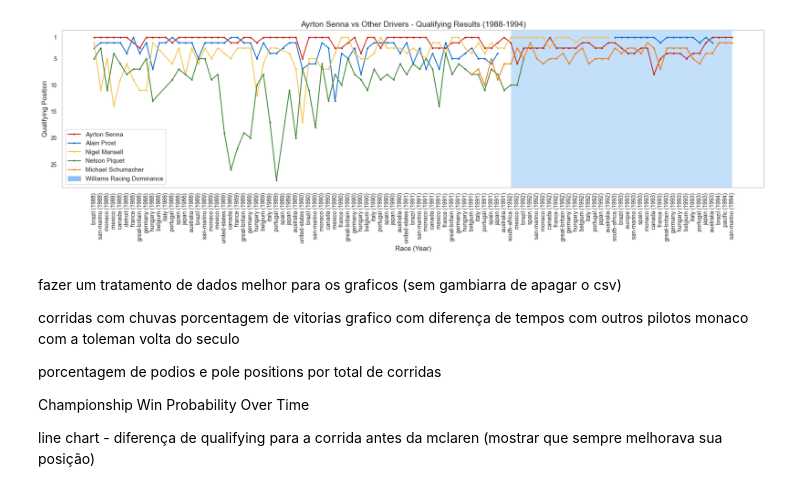
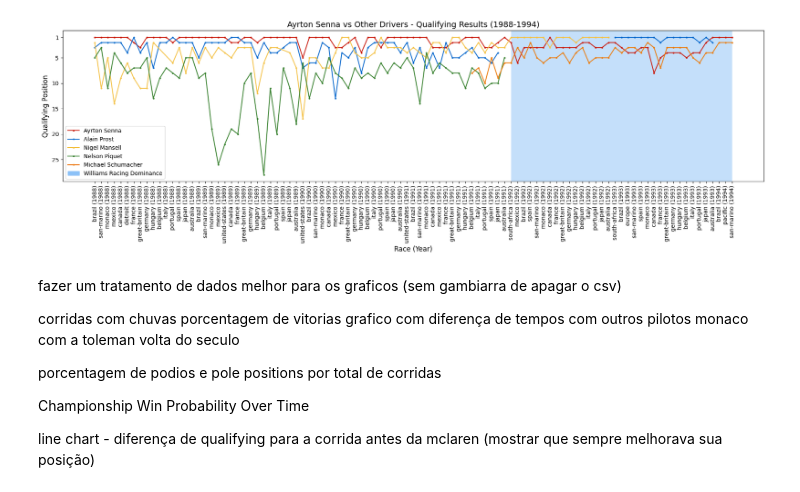
Before and after one commit to thiagodalladea/ayrton-senna-dv, a Jupyter notebook: nb.ipynb, the cells around one changed output. Cells and saved outputs as stored; diff of their text form; code cells hidden in the pictures.

Commit message:
data treatment improved

```diff
--- a/nb.ipynb
+++ b/nb.ipynb
@@ -3,49 +3,70 @@ import pandas as pd
 import matplotlib.pyplot as plt
 from matplotlib.patches import Patch
 # %%
-senna_data = pd.read_csv('data-csv/qualifying-results_ayrton-senna.csv')
-prost_data = pd.read_csv('data-csv/qualifying-results_alain-prost.csv')
-prost_data_1993 = pd.read_csv('data-csv/qualifying-results_alain-prost-1993.csv')
-mansell_data = pd.read_csv('data-csv/qualifying-results_nigel-mansell.csv')
-piquet_data = pd.read_csv('data-csv/qualifying-results_nelson-piquet.csv')
-schumacher_data = pd.read_csv('data-csv/qualifying-results_michael-schumacher.csv')
+senna_df = pd.read_csv('data-csv/qualifying-results_ayrton-senna.csv')
+prost_df = pd.read_csv('data-csv/qualifying-results_alain-prost.csv')
+mansell_df = pd.read_csv('data-csv/qualifying-results_nigel-mansell.csv')
+piquet_df = pd.read_csv('data-csv/qualifying-results_nelson-piquet.csv')
+schumacher_df = pd.read_csv('data-csv/qualifying-results_michael-schumacher.csv')
+
+years = [1988, 1989, 1990, 1991, 1992, 1993, 1994]
+years_until_1991 = [1988, 1989, 1990, 1991]
+years_wo_1994 = [1988, 1989, 1990, 1991, 1992, 1993]
+
+senna_data = senna_df[senna_df['year'].isin(years)]
+prost_data = prost_df[prost_df['year'].isin(years_until_1991)]
+prost_data_1993 = prost_df[prost_df['year'] == 1993]
+mansell_data = mansell_df[mansell_df['year'].isin(years_wo_1994)]
+piquet_data = piquet_df[piquet_df['year'].isin(years_until_1991)]
+schumacher_data_wo_1994 = schumacher_df[schumacher_df['year'].isin(years_wo_1994)]
+schumacher_data_1994 = schumacher_df[schumacher_df['year'] == 1994].head(3)
+schumacher_data = pd.concat([schumacher_data_wo_1994, schumacher_data_1994], axis=0)
+
+# In order to avoid SettingWithCopyWarning
+senna_data = senna_data.copy()
+prost_data = prost_data.copy()
+prost_data_1993 = prost_data_1993.copy()
+mansell_data = mansell_data.copy()
+piquet_data = piquet_data.copy()
+schumacher_data = schumacher_data.copy()
 
 senna_data['year_race'] = senna_data['race'] + " (" + senna_data['year'].astype(str) + ')'
 prost_data['year_race'] = prost_data['race'] + " (" + prost_data['year'].astype(str) + ')'
 prost_data_1993['year_race'] = prost_data_1993['race'] + " (" + prost_data_1993['year'].astype(str) + ')'
 mansell_data['year_race'] = mansell_data['race'] + " (" + mansell_data['year'].astype(str) + ')'
-piquet_data['year_race'] = mansell_data['race'] + " (" + mansell_data['year'].astype(str) + ')'
+piquet_data['year_race'] = piquet_data['race'] + " (" + piquet_data['year'].astype(str) + ')'
 schumacher_data['year_race'] = schumacher_data['race'] + " (" + schumacher_data['year'].astype(str) + ')'
 # %%
 plt.figure(figsize=(18,6))
-start_index = senna_data[senna_data['year'] >= 1992].index[0]
-plt.axvspan(start_index, len(senna_data['year_race'])-1, facecolor='#8BC1F7', alpha=0.5)
+
+start_index = senna_data[senna_data['year'] <= 1992].index[0]
+plt.axvspan(start_index+1, len(senna_data['year_race'])-1, facecolor='#8BC1F7', alpha=0.5)
 plt.plot(senna_data['year_race'], senna_data['position'], marker='o', linestyle='-', color='#C9190B', markersize=2, label='Ayrton Senna')
 plt.plot(prost_data['year_race'], prost_data['position'], marker='o', linestyle='-', color='#0066CC', markersize=2, label='Alain Prost')
 plt.plot(prost_data_1993['year_race'], prost_data_1993['position'], marker='o', linestyle='-', color='#0066CC', markersize=2, label='')
 plt.plot(mansell_data['year_race'], mansell_data['position'], marker='o', linestyle='-', color='#F4C145', markersize=2, label='Nigel Mansell')
 plt.plot(piquet_data['year_race'], piquet_data['position'], marker='o', linestyle='-', color='#38812F', markersize=2, label='Nelson Piquet')
 plt.plot(schumacher_data['year_race'], schumacher_data['position'], marker='o', linestyle='-', color='#EC7A08', markersize=2, label='Michael Schumacher')
 
 plt.title('Ayrton Senna vs Other Drivers - Qualifying Results (1988-1994)', fontsize=14)
 plt.xlabel('Race (Year)', fontsize=12)
 plt.ylabel('Qualifying Position', fontsize=12)
 plt.gca().invert_yaxis()
 plt.xticks(rotation=90, fontsize=10)
 plt.yticks([1, 5, 10, 15, 20, 25], fontsize=10)
 
 plt.grid(False)
 
 legend_elements = [
     Patch(facecolor='#8BC1F7', edgecolor='#8BC1F7', label='Williams Racing Dominance'),
 ]
 
 plt.legend(handles=plt.gca().get_legend_handles_labels()[0] + legend_elements)
 
 plt.tight_layout()
 plt.show()
 # %% [output]
-[figure, old version]
+[figure, new version]
 # %% [markdown]
 fazer um tratamento de dados melhor para os graficos (sem gambiarra de apagar o csv)
 
```
Also changed, not shown: 9 other files.
